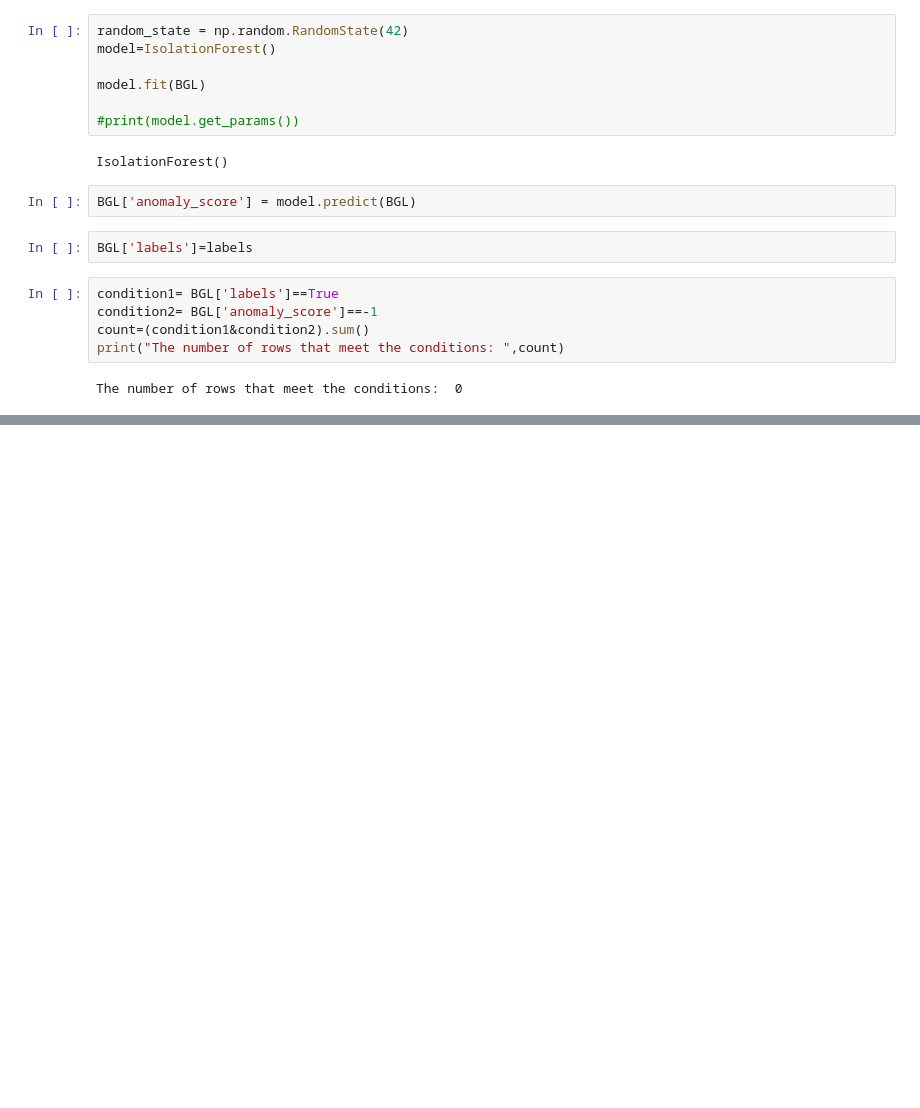
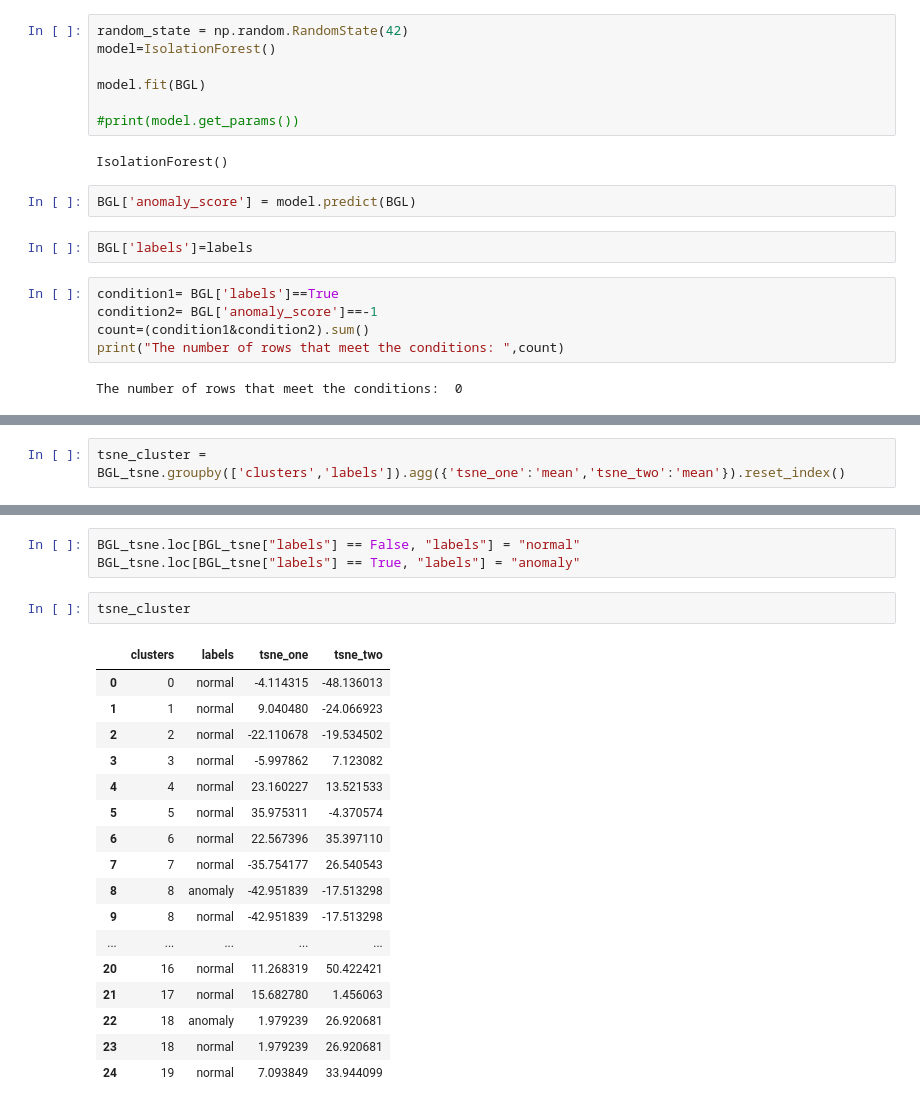
Before and after one commit to manelmahroug/anomaly-detection-in-log-files, a Jupyter notebook: unsupervised_learning/isolation-forest.ipynb, the cells around one changed output, grey strips where cells are left out. Saved outputs shown, nothing was run; the diff lists cells and outputs as text; blank space fills up the shorter version.

```diff
--- a/unsupervised_learning/isolation-forest.ipynb
+++ b/unsupervised_learning/isolation-forest.ipynb
@@ -85,0 +161,2 @@ The number of rows that meet the conditions:  0
+# %%
+tsne_cluster = BGL_tsne.groupby(['clusters','labels']).agg({'tsne_one':'mean','tsne_two':'mean'}).reset_index()
@@ -85,0 +172,23 @@ The number of rows that meet the conditions:  0
+# %%
+BGL_tsne.loc[BGL_tsne["labels"] == False, "labels"] = "normal"
+BGL_tsne.loc[BGL_tsne["labels"] == True, "labels"] = "anomaly"
+# %%
+tsne_cluster
+# %% [output]
+|  | clusters | labels | tsne_one | tsne_two |
+| 0 | 0 | normal | -4.114315 | -48.136013 |
+| 1 | 1 | normal | 9.040480 | -24.066923 |
+| 2 | 2 | normal | -22.110678 | -19.534502 |
+| 3 | 3 | normal | -5.997862 | 7.123082 |
+| 4 | 4 | normal | 23.160227 | 13.521533 |
+| 5 | 5 | normal | 35.975311 | -4.370574 |
+| 6 | 6 | normal | 22.567396 | 35.397110 |
+| 7 | 7 | normal | -35.754177 | 26.540543 |
+| 8 | 8 | anomaly | -42.951839 | -17.513298 |
+| 9 | 8 | normal | -42.951839 | -17.513298 |
+| ... | ... | ... | ... | ... |
+| 20 | 16 | normal | 11.268319 | 50.422421 |
+| 21 | 17 | normal | 15.682780 | 1.456063 |
+| 22 | 18 | anomaly | 1.979239 | 26.920681 |
+| 23 | 18 | normal | 1.979239 | 26.920681 |
+| 24 | 19 | normal | 7.093849 | 33.944099 |
```
Also changed, not shown: parts of 16 cells of this notebook, 1 other file.
